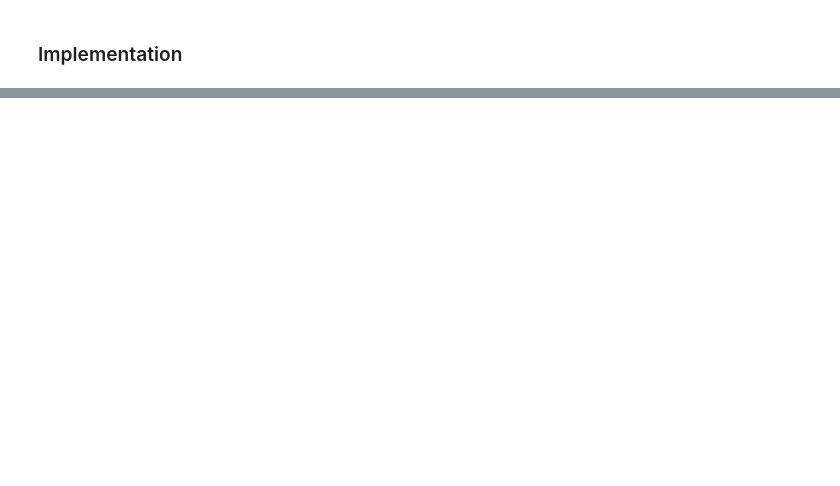
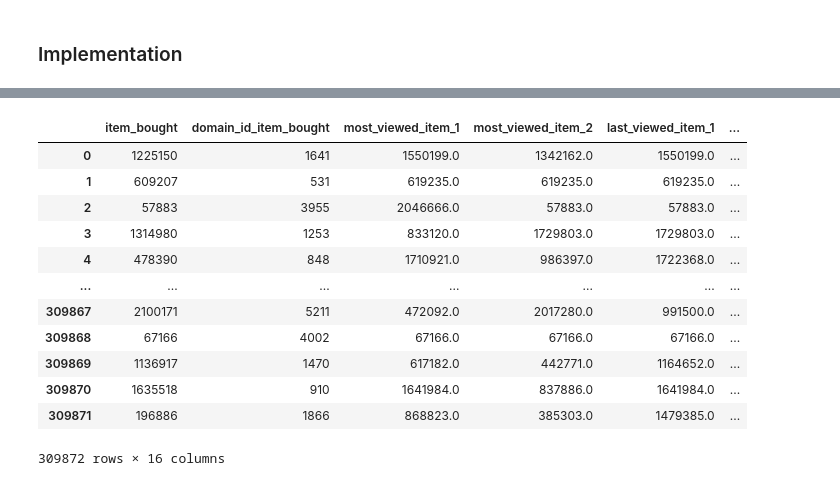
Before and after one commit to atgmello/ml-challenge-2020, a Jupyter notebook: notebooks/0.5-model-exploration.ipynb, the cells around one changed output, grey strips where cells are left out. Drawn from its saved outputs; the diff is of its cells as text; code cells hidden in the pictures; blank space fills up the shorter version.

```diff
--- a/notebooks/0.5-model-exploration.ipynb
+++ b/notebooks/0.5-model-exploration.ipynb
@@ -308,0 +703,35 @@ df_test
+# %%
+df_test_proc = (df_test_split
+                 [df_test_split['domain_id_item_bought']
+                  .isin(domains_most_bought)]
+                 .reset_index(drop=True)
+                 .fillna(-1))
+# %%
+domain_mapper = {x[0]: int(x[1])
+                 for x in (df_item
+                           [['domain_id','domain_code']]
+                           .dropna(how='all')
+                           .values)}
+# %%
+for c in cols_feat_domain:
+    df_train_proc[c] = df_train_proc[c].map(domain_mapper).fillna(-1)
+    df_test_proc[c] = df_train_proc[c].map(domain_mapper).fillna(-1)
+# %%
+df_train_proc['domain_id_item_bought'] = df_train_proc['domain_id_item_bought'].map(domain_mapper).fillna(-1)
+df_test_proc['domain_id_item_bought'] = df_test_proc['domain_id_item_bought'].map(domain_mapper).fillna(-1)
+# %%
+df_train_proc
+# %% [output]
+|  | item_bought | domain_id_item_bought | most_viewed_item_1 | most_viewed_item_2 | last_viewed_item_1 | ... |
+| 0 | 1225150 | 1641 | 1550199.0 | 1342162.0 | 1550199.0 | ... |
+| 1 | 609207 | 531 | 619235.0 | 619235.0 | 619235.0 | ... |
+| 2 | 57883 | 3955 | 2046666.0 | 57883.0 | 57883.0 | ... |
+| 3 | 1314980 | 1253 | 833120.0 | 1729803.0 | 1729803.0 | ... |
+| 4 | 478390 | 848 | 1710921.0 | 986397.0 | 1722368.0 | ... |
+| ... | ... | ... | ... | ... | ... | ... |
+| 309867 | 2100171 | 5211 | 472092.0 | 2017280.0 | 991500.0 | ... |
+| 309868 | 67166 | 4002 | 67166.0 | 67166.0 | 67166.0 | ... |
+| 309869 | 1136917 | 1470 | 617182.0 | 442771.0 | 1164652.0 | ... |
+| 309870 | 1635518 | 910 | 1641984.0 | 837886.0 | 1641984.0 | ... |
+| 309871 | 196886 | 1866 | 868823.0 | 385303.0 | 1479385.0 | ... |
+309872 rows × 16 columns
```
Also changed, not shown: parts of 115 cells of this notebook.
